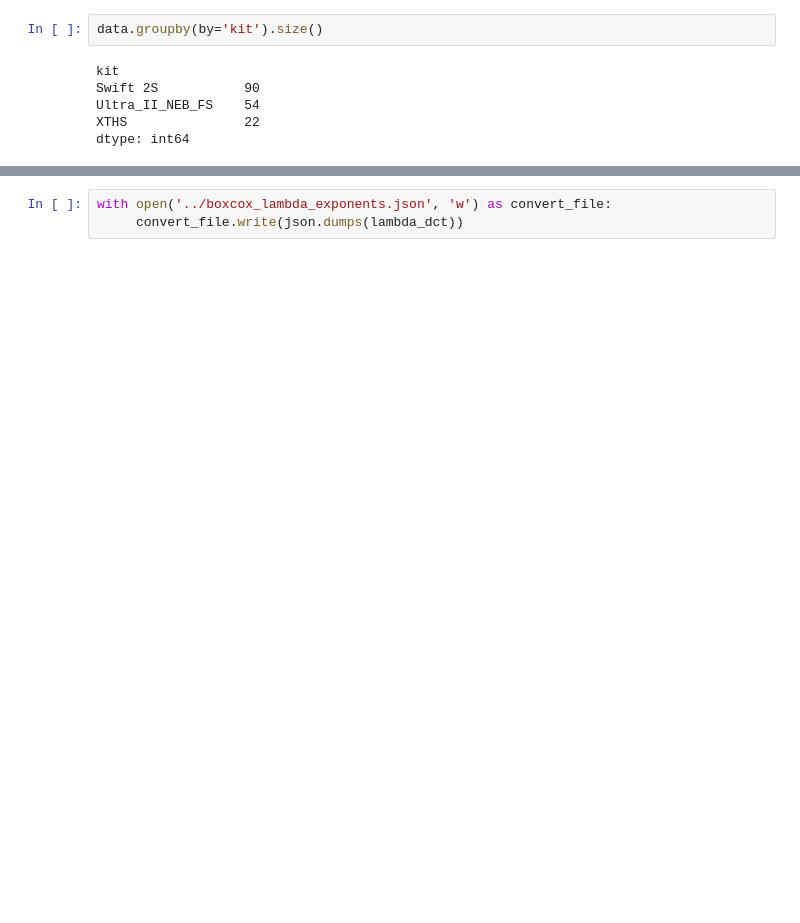
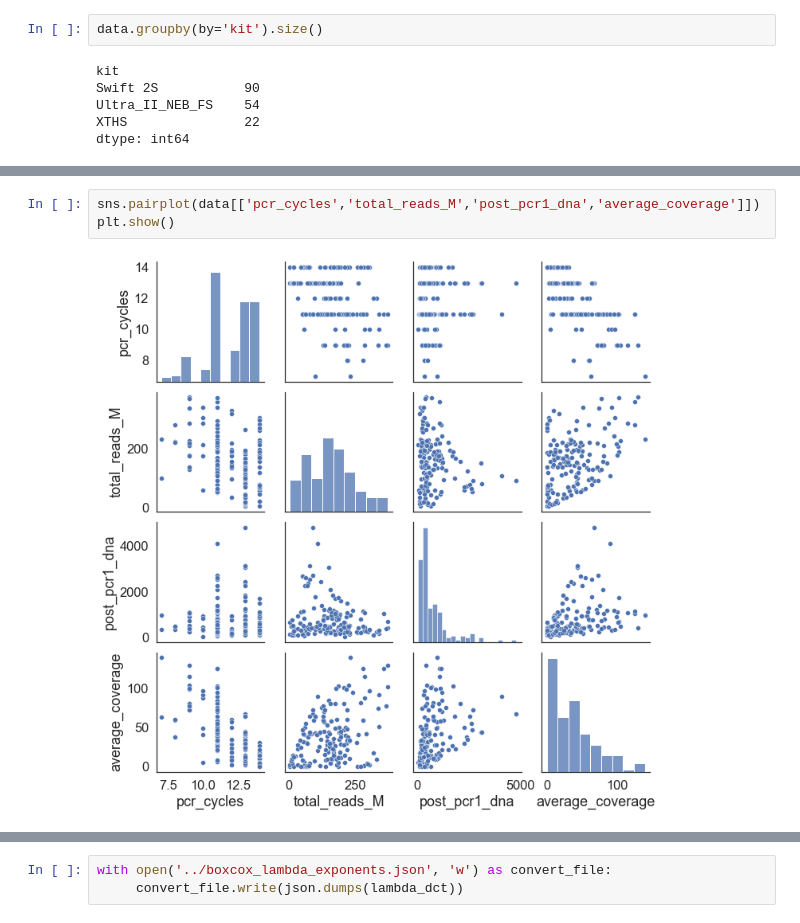
Before and after one commit to danielanach/PROCEED, a Jupyter notebook: model_training/build_PROCEED_model.ipynb, the cells around one changed output, grey strips where cells are left out. Drawn from its saved outputs; the diff is of its cells as text; blank space fills up the shorter version.

```diff
--- a/model_training/build_PROCEED_model.ipynb
+++ b/model_training/build_PROCEED_model.ipynb
@@ -77,0 +113,5 @@ Number of unique samples: 124
+# %%
+sns.pairplot(data[['pcr_cycles','total_reads_M','post_pcr1_dna','average_coverage']])
+plt.show()
+# %% [output]
+[figure, added]
```
Also changed, not shown: parts of 64 cells of this notebook.
